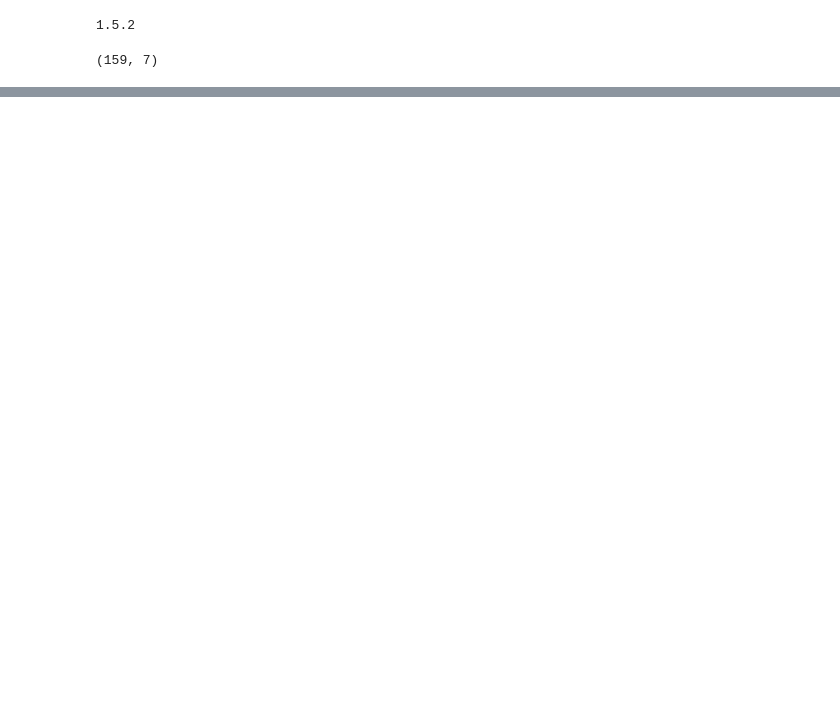
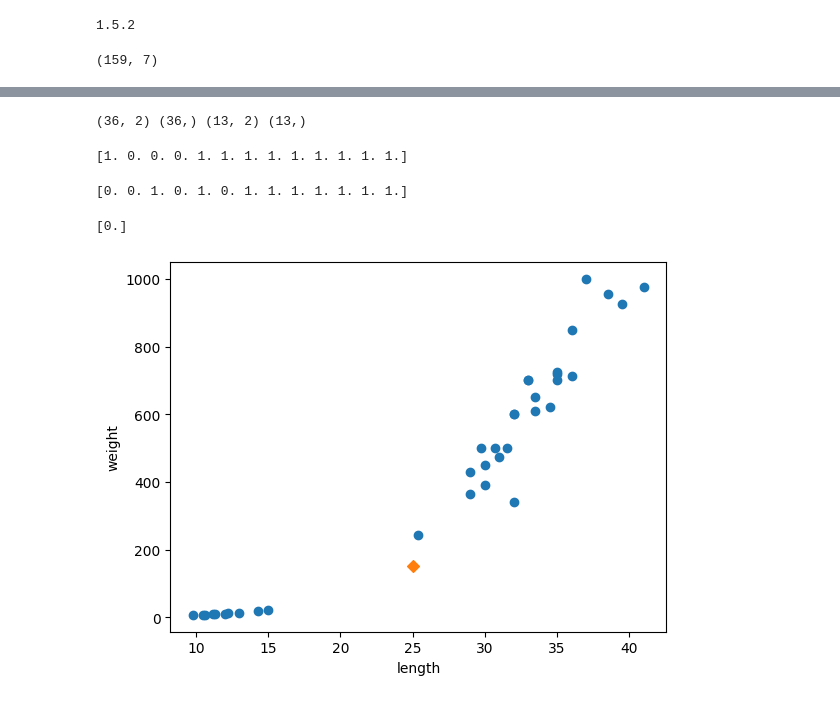
Before and after one commit to LS2life/Preliminary_education, a Jupyter notebook: ML_Visualization/fish-market/studying_alone.ipynb, the cells around one changed output, grey strips where cells are left out. Saved outputs shown, nothing was run; the diff lists cells and outputs as text; code cells hidden in the pictures; blank space fills up the shorter version.

```diff
--- a/ML_Visualization/fish-market/studying_alone.ipynb
+++ b/ML_Visualization/fish-market/studying_alone.ipynb
@@ -98,0 +167,3 @@ ValueError: not enough values to unpack (expected 2, got 1)
+# %%
+fdata = np.column_stack((length, weight))
+fdata[:5]
@@ -98,0 +176,3 @@ ValueError: not enough values to unpack (expected 2, got 1)
+# %%
+ftarget = np.concatenate((np.ones(35), np.zeros(14)))
+print(ftarget)
@@ -98,0 +187,30 @@ ValueError: not enough values to unpack (expected 2, got 1)
+# %%
+print(train_input.shape, train_target.shape, test_input.shape, test_target.shape)
+# %% [output]
+(36, 2) (36,) (13, 2) (13,)
+# %%
+print(test_target)
+# %% [output]
+[1. 0. 0. 0. 1. 1. 1. 1. 1. 1. 1. 1. 1.]
+# %%
+train_input, test_input, train_target, test_target = train_test_split(fdata, ftarget, stratify=ftarget, random_state=42)
+
+print(test_target)
+# %% [output]
+[0. 0. 1. 0. 1. 0. 1. 1. 1. 1. 1. 1. 1.]
+# %%
+kn.fit(train_input, train_target)
+kn.score(test_input, test_target)
+
+print(kn.predict([[25, 150]]))
+# %% [output]
+[0.]
+# %%
+plt.scatter(train_input[:,0], train_input[:,1])
+# plt.scatter(25, 150, marker='^')
+plt.scatter(25, 150, marker='D')
+plt.xlabel('length')
+plt.ylabel('weight')
+plt.show()
+# %% [output]
+[figure, added]
```
Also changed, not shown: parts of 64 cells of this notebook, 1 other file.
